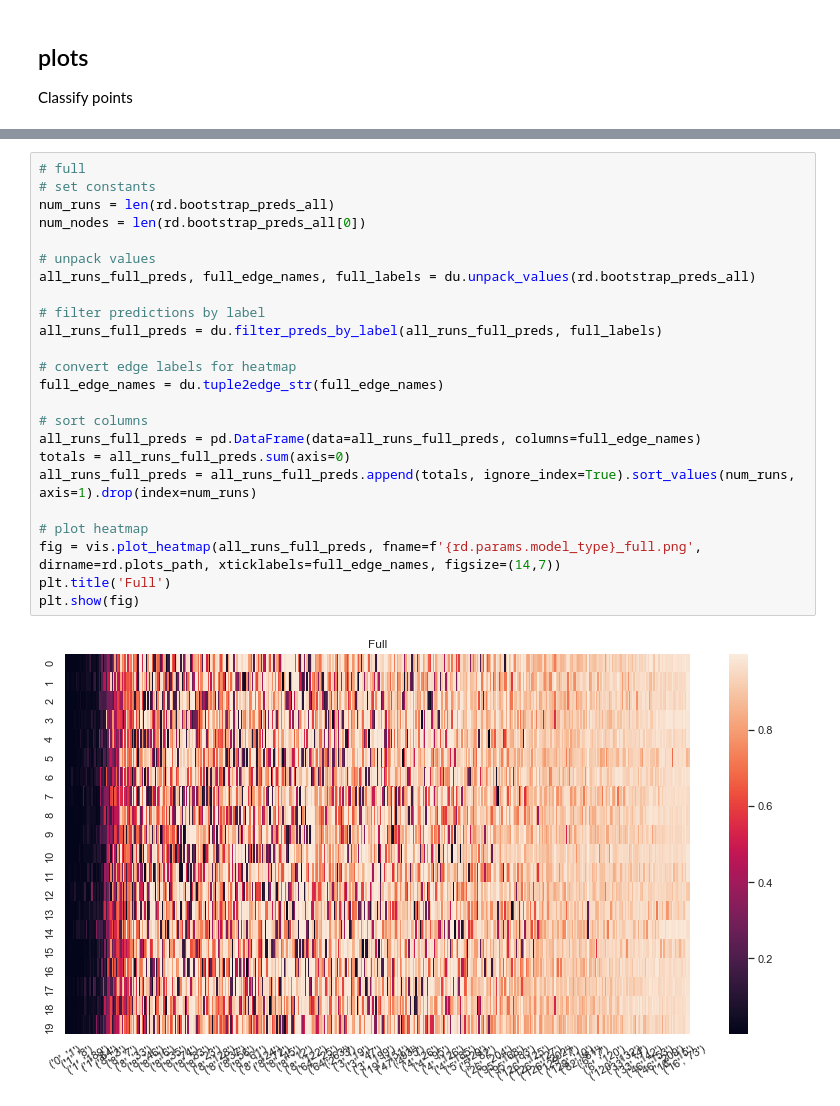
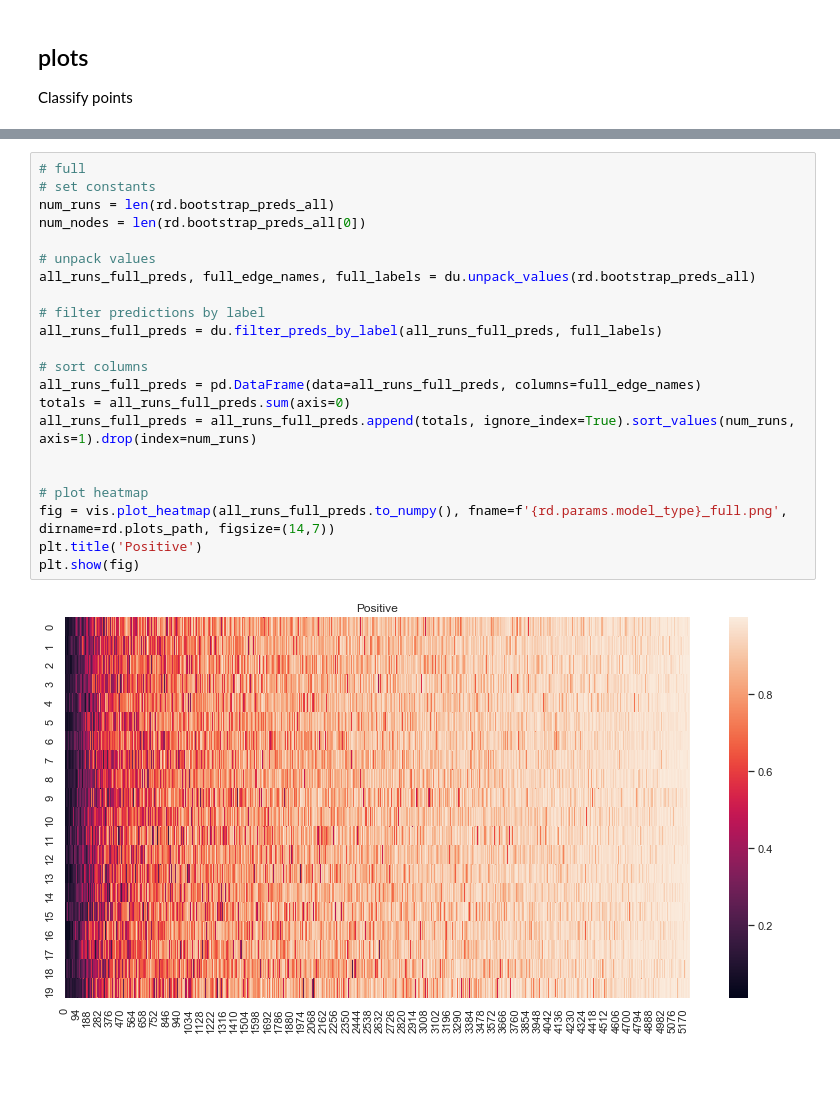
Before and after one commit to regenworm/thesis_msc_ai, a Jupyter notebook: code/Embedding visualisation.ipynb, the cells around one changed output, grey strips where cells are left out. Cells and saved outputs as stored; diff of their text form; blank space fills up the shorter version.

Commit message:
fix heatmap bug + cf matrix

```diff
--- a/code/Embedding visualisation.ipynb
+++ b/code/Embedding visualisation.ipynb
@@ -135,29 +137,27 @@ plt.show(fig)
 # %%
 # full
 # set constants
 num_runs = len(rd.bootstrap_preds_all)
 num_nodes = len(rd.bootstrap_preds_all[0])
 
 # unpack values
 all_runs_full_preds, full_edge_names, full_labels = du.unpack_values(rd.bootstrap_preds_all)
 
 # filter predictions by label
 all_runs_full_preds = du.filter_preds_by_label(all_runs_full_preds, full_labels)
 
-# convert edge labels for heatmap
-full_edge_names = du.tuple2edge_str(full_edge_names)
-
 # sort columns
 all_runs_full_preds = pd.DataFrame(data=all_runs_full_preds, columns=full_edge_names)
 totals = all_runs_full_preds.sum(axis=0)
 all_runs_full_preds = all_runs_full_preds.append(totals, ignore_index=True).sort_values(num_runs, axis=1).drop(index=num_runs)
 
+
 # plot heatmap
-fig = vis.plot_heatmap(all_runs_full_preds, fname=f'{rd.params.model_type}_full.png', dirname=rd.plots_path, xticklabels=full_edge_names, figsize=(14,7))
-plt.title('Full')
+fig = vis.plot_heatmap(all_runs_full_preds.to_numpy(), fname=f'{rd.params.model_type}_full.png', dirname=rd.plots_path, figsize=(14,7))
+plt.title('Positive')
 plt.show(fig)
 # %% [output]
-[figure, old version]
+[figure, new version]
 # %%
 import seaborn as sns
 thresh = 0.5
```
Also changed, not shown: parts of 7 cells of this notebook, 8 other files.
